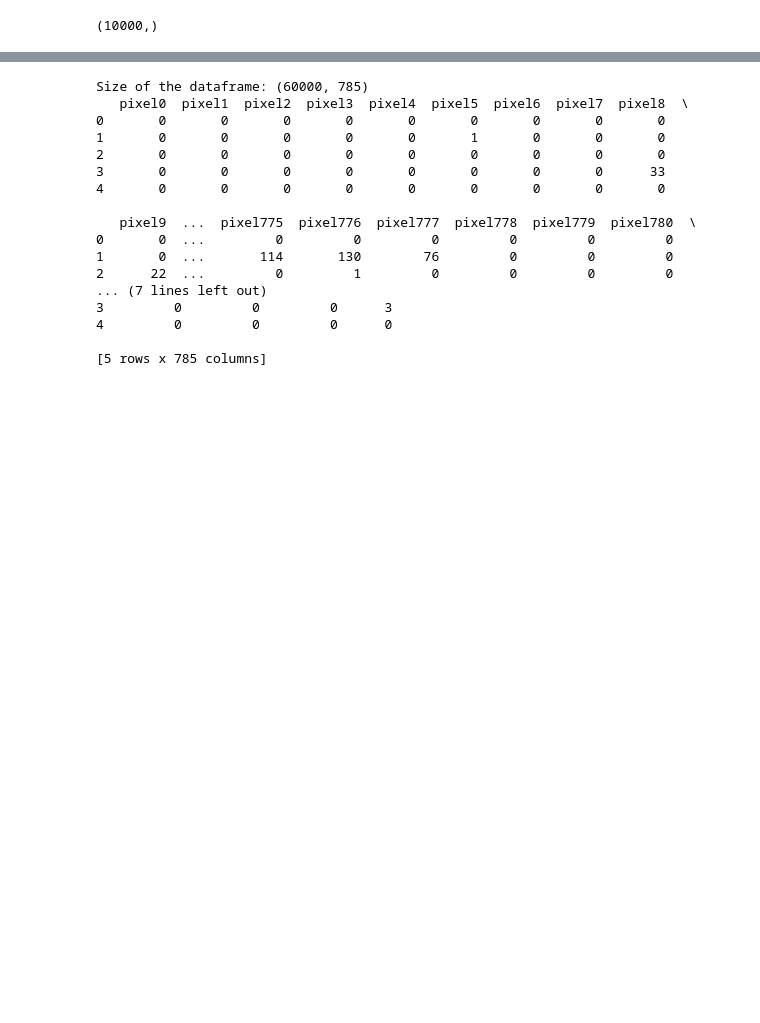
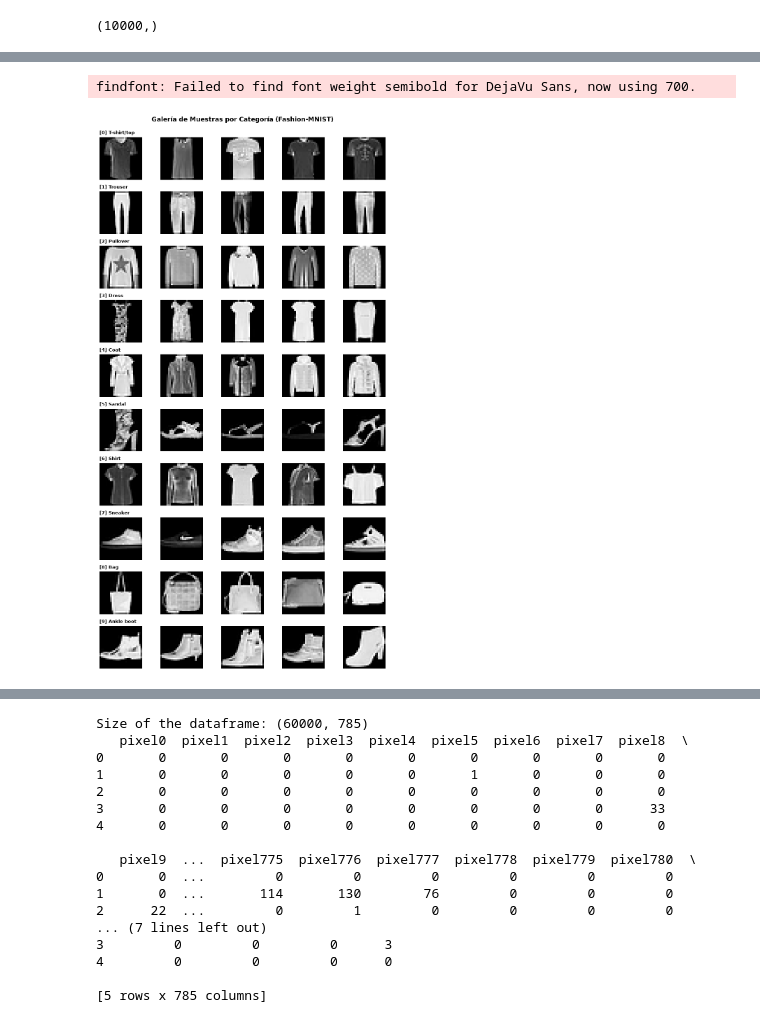
Before and after one commit to Ezra3578/MachineLearning, a Jupyter notebook: Workshop_1/code/SupervisedLearning.ipynb, the cells around one changed output, grey strips where cells are left out. Cells and saved outputs as stored; diff of their text form; code cells hidden in the pictures; blank space fills up the shorter version.

```diff
--- a/Workshop_1/code/SupervisedLearning.ipynb
+++ b/Workshop_1/code/SupervisedLearning.ipynb
@@ -224,0 +425,23 @@ Pullover
+# %%
+# 2.3.1 Galería de 5 muestras por clase para evaluar variabilidad intra-clase
+np.random.seed(42)
+n_samples = 5
+
+fig, axes = plt.subplots(10, n_samples, figsize=(9, 16))
+fig.suptitle("Galería de Muestras por Categoría (Fashion-MNIST)", fontsize=13, fontweight="bold", y=0.995)
+
+for label_idx in range(10):
+    class_indices = np.where(y_train_raw == label_idx)[0]
+    chosen_indices = np.random.choice(class_indices, n_samples, replace=False)
+    for col_idx, img_idx in enumerate(chosen_indices):
+        ax = axes[label_idx, col_idx]
+        ax.imshow(X_train_3d[img_idx], cmap="gray")
+        ax.axis("off")
+        if col_idx == 0:
+            ax.set_title(f"[{label_idx}] {labels_dict[label_idx]}", fontsize=9, loc="left", fontweight="semibold")
+
+plt.tight_layout()
+plt.show()
+# %% [output]
+findfont: Failed to find font weight semibold for DejaVu Sans, now using 700.
+[figure, added]
```
Also changed, not shown: parts of 18 cells of this notebook, 2 other files.
